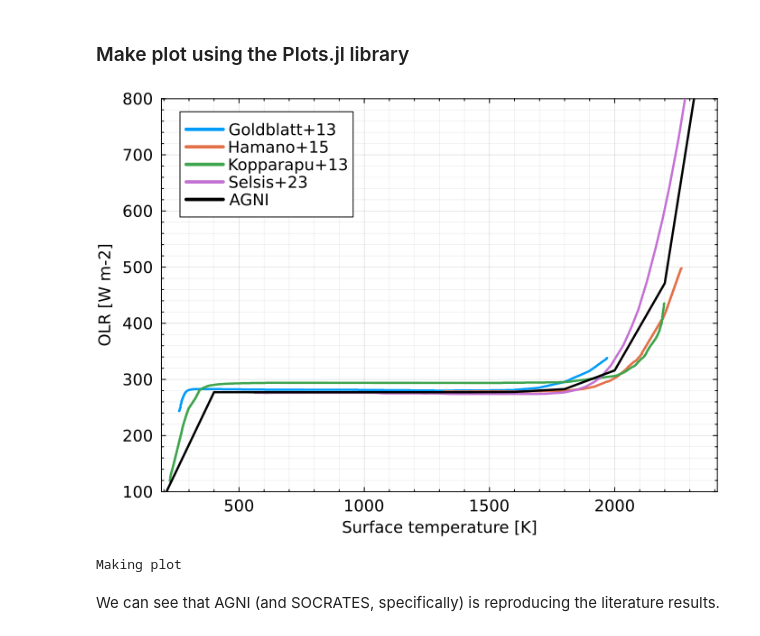
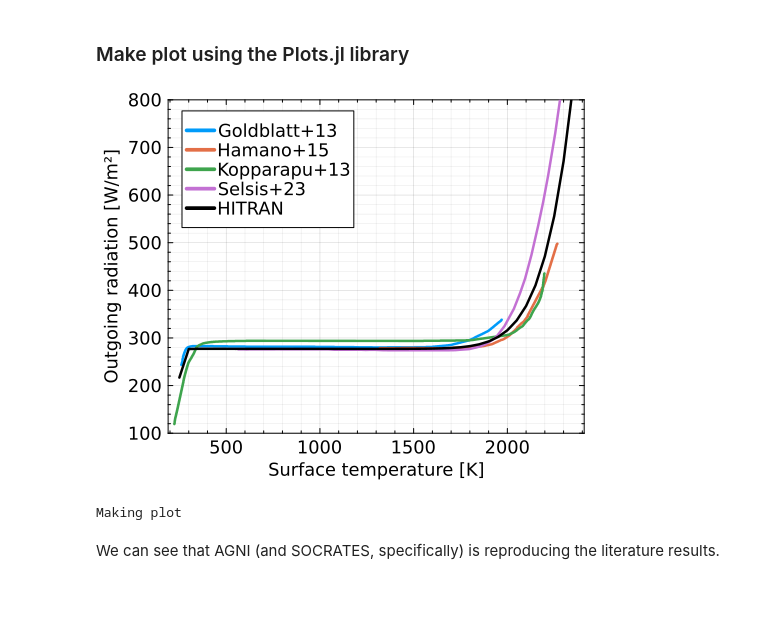
Before and after one commit to nichollsh/AGNI, a Jupyter notebook: tutorials/01_canonical-runaway.ipynb, the cells around one changed output. Saved outputs shown, nothing was run; the diff lists cells and outputs as text; code cells hidden in the pictures; blank space fills up the shorter version.

```diff
--- a/tutorials/01_canonical-runaway.ipynb
+++ b/tutorials/01_canonical-runaway.ipynb
@@ -73,7 +74,7 @@ true
 The fluxes are calculated at each pressure and wavelength point, but we only need the OLR.
 # %%
 # Setup arrays for OLR curve
-tsurf_arr = collect(Float64, range(start=200,stop=2400,step=200))
+tsurf_arr = collect(Float64, range(start=200,stop=2400,step=50))
 run_len = length(tsurf_arr)
 olr_arr = zeros(Float64, run_len);
 # %%
@@ -139,37 +149,37 @@ fs=12
 plt = plot(framestyle=:box,
             xlims=(tsurf_arr[1]-10,tsurf_arr[end]+10),
             ylims=(100,800),
-            size=(700,500),
+            size=(500,400),
             guidefontsize=fs, tickfontsize=fs, legendfontsize=fs,
             minorgrid=true,
             leg=:topleft)
 
 lw=2.5
 
 litdata = readdlm(joinpath(ROOT_DIR,"res/literature_data/runaway/Goldblatt13_data.txt"), ',', Float64; header=false, skipstart=2)
 plot!(plt, litdata[:,1] , litdata[:,2], label="Goldblatt+13", lw=lw)
 
 litdata = readdlm(joinpath(ROOT_DIR,"res/literature_data/runaway/Hamano15_data.txt"), ',', Float64; header=false, skipstart=2)
 plot!(plt, litdata[:,1] , litdata[:,2], label="Hamano+15", lw=lw)
 
 litdata = readdlm(joinpath(ROOT_DIR,"res/literature_data/runaway/Kopparapu13_data.txt"), ',', Float64; header=false, skipstart=2)
 plot!(plt, litdata[:,1] , litdata[:,2], label="Kopparapu+13", lw=lw)
 
 litdata = readdlm(joinpath(ROOT_DIR,"res/literature_data/runaway/Selsis23_convective.txt"), ',', Float64; header=false, skipstart=2)
 plot!(plt, litdata[:,1] , litdata[:,2], label="Selsis+23", lw=lw)
 
-plot!(tsurf_arr,olr_arr,label="AGNI", lw=lw, linecolor=:black)
+plot!(tsurf_arr,olr_arr,label="HITRAN", lw=lw, linecolor=:black)
 
 xlabel!(plt, "Surface temperature [K]")
-ylabel!(plt, "OLR [W m-2]")
+ylabel!(plt, "Outgoing radiation [W/m²]")
 
 # Show in notebook
 display(plt)
 
 # Save to output
 savefig(plt, joinpath(output_dir,"runaway_olr.pdf"));
 # %% [output]
-[figure, old version]
+[figure, new version]
 Making plot
 # %% [markdown]
 We can see that AGNI (and SOCRATES, specifically) is reproducing the literature results.
```
Also changed, not shown: parts of 3 cells of this notebook, 8 other files.
